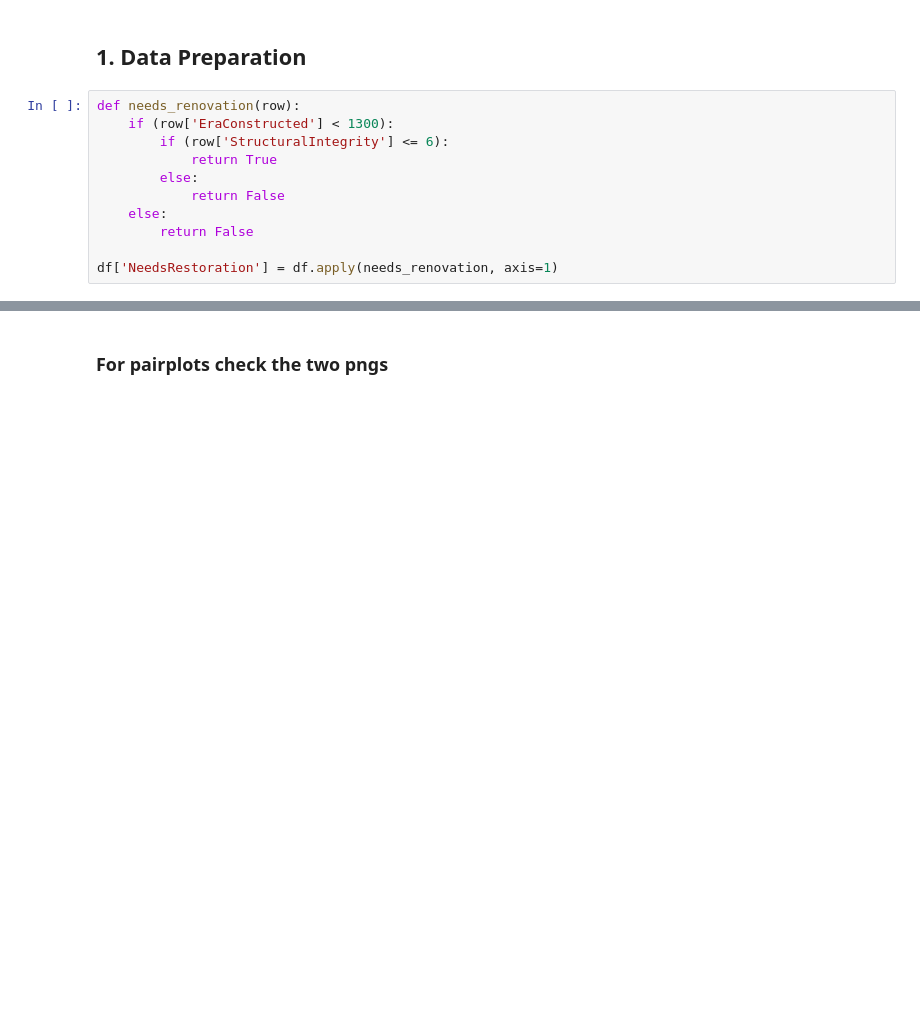
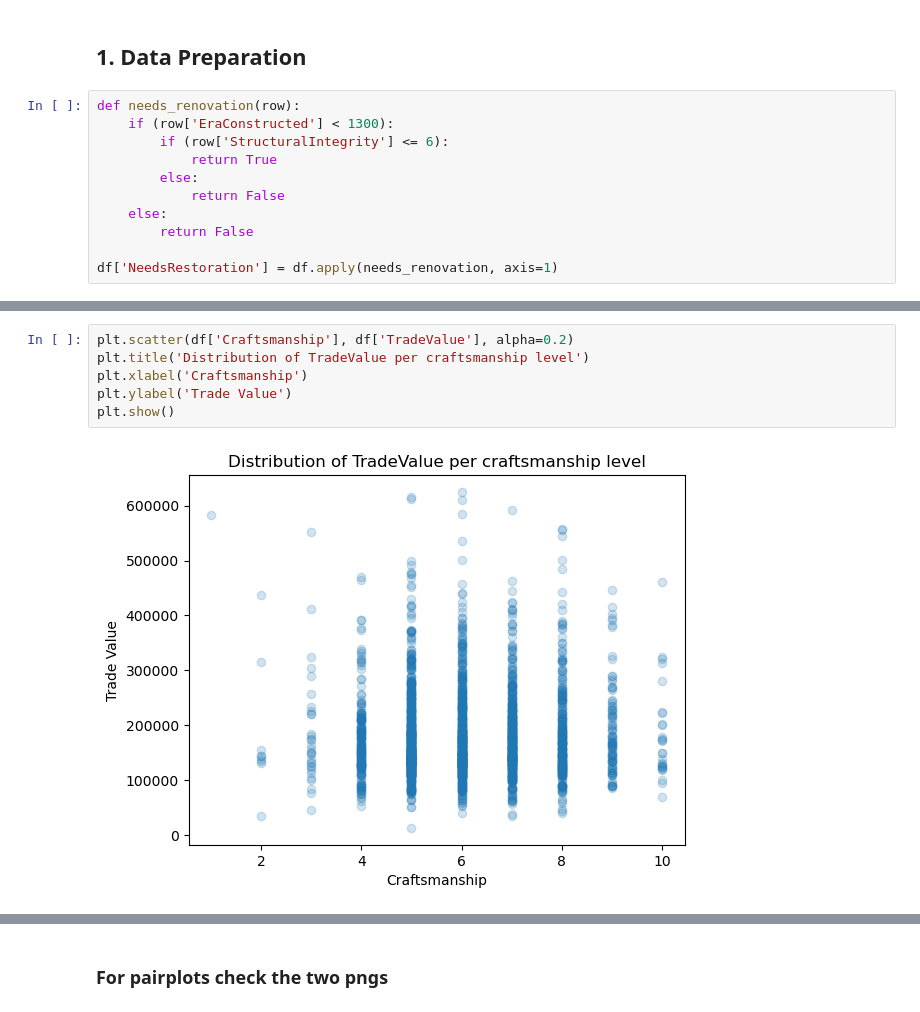
Before and after one commit to RaineScarlett/dsreport, a Jupyter notebook: iteration3.ipynb, the cells around one changed output, grey strips where cells are left out. Drawn from its saved outputs; the diff is of its cells as text; blank space fills up the shorter version.

```diff
--- a/iteration3.ipynb
+++ b/iteration3.ipynb
@@ -282,0 +303,8 @@ df.sample(5)
+# %%
+plt.scatter(df['Craftsmanship'], df['TradeValue'], alpha=0.2)
+plt.title('Distribution of TradeValue per craftsmanship level')
+plt.xlabel('Craftsmanship')
+plt.ylabel('Trade Value')
+plt.show()
+# %% [output]
+[figure, added]
```
Also changed, not shown: parts of 17 cells of this notebook.
